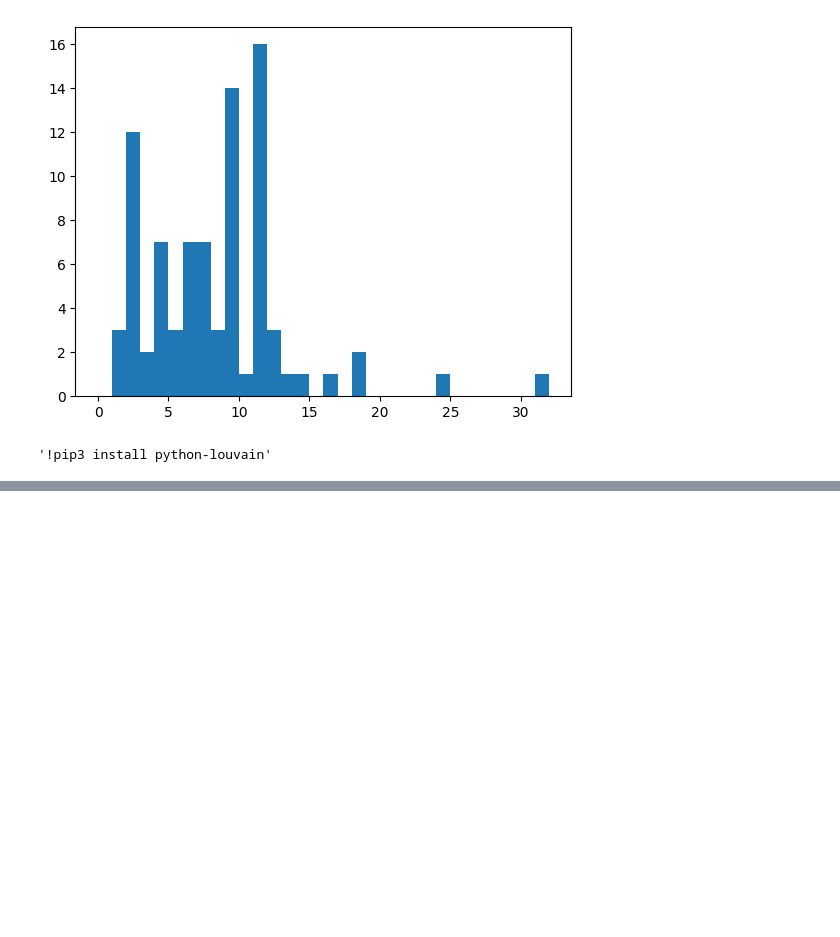
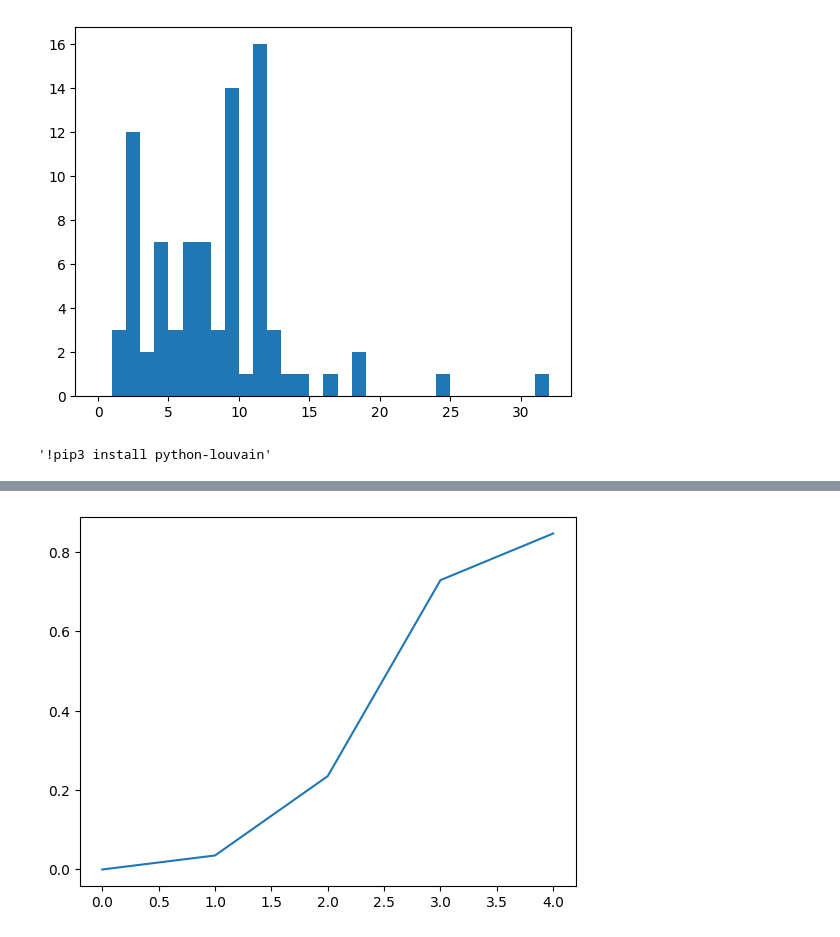
Before and after one commit to PierreRemacle/LINMA2472_P1, a Jupyter notebook: HW1.ipynb, the cells around one changed output, grey strips where cells are left out. Drawn from its saved outputs; the diff is of its cells as text; code cells hidden in the pictures; blank space fills up the shorter version.

```diff
--- a/HW1.ipynb
+++ b/HW1.ipynb
@@ -276,3 +282,12 @@ cascade(graph_net,random.sample(range(0, nx.number_of_nodes(graph_net)), 5))
+# %%
+def plotSpreadingCurve(spreading_curve):
+    for i in range (len(spreading_curve)):
+        spreading_curve[i]=spreading_curve[i]/85
+    plt.plot(spreading_curve)
+    plt.show
+plotSpreadingCurve(spreading_curve)
+# %% [output]
+[figure, added]
 # %%
 import glob
 from PIL import Image
```
Also changed, not shown: parts of 6 cells of this notebook.
